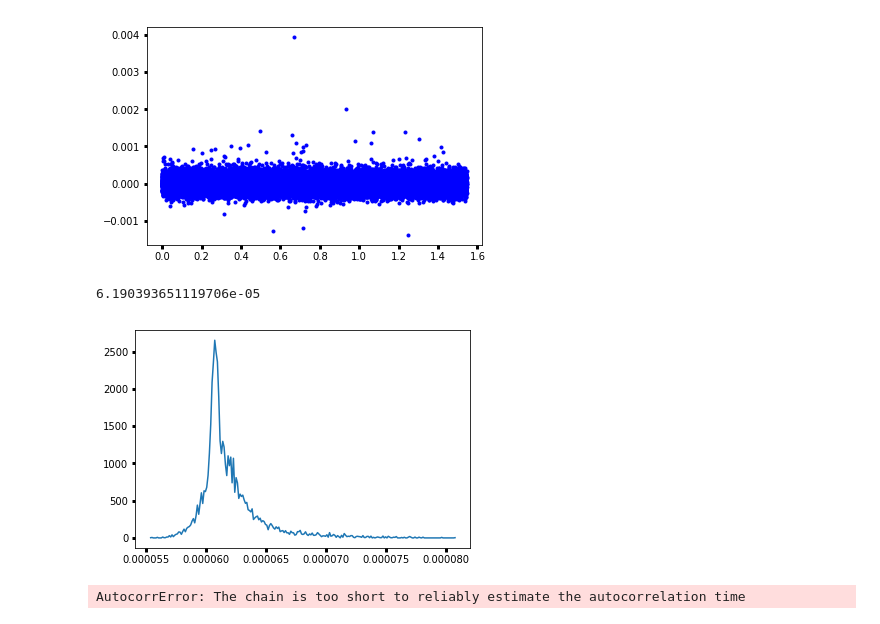
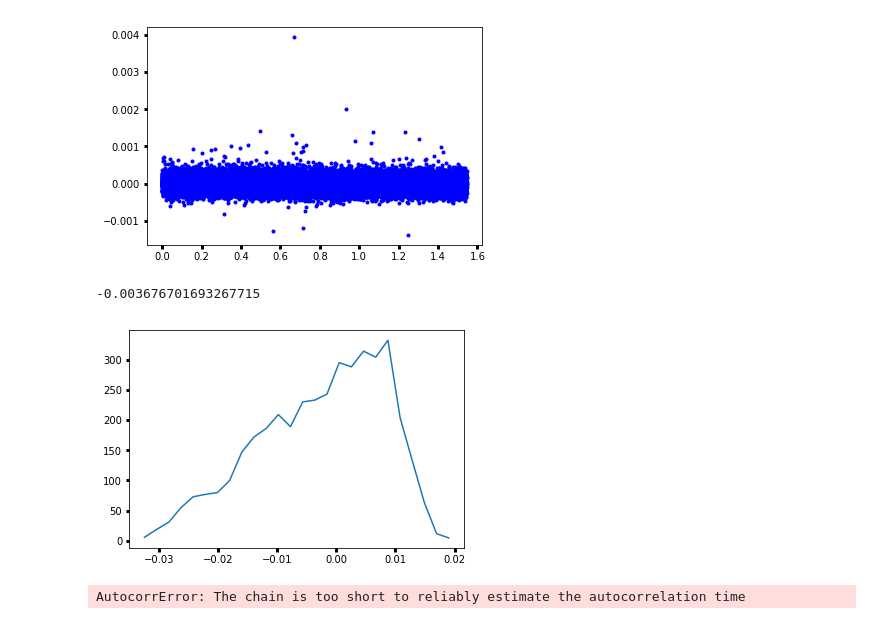
Before and after one commit to BoiseStatePlanetary/Searching-for-Variability-in-Eclipses-in-the-Kepler-Dataset, a Jupyter notebook: Analyzing_Kepler-76b_Using_Emcee.ipynb, the cells around one changed output. Saved outputs shown, nothing was run; the diff lists cells and outputs as text; code cells hidden in the pictures.

```diff
--- a/Analyzing_Kepler-76b_Using_Emcee.ipynb
+++ b/Analyzing_Kepler-76b_Using_Emcee.ipynb
@@ -186,14 +190,15 @@ plt.plot(folded_time, filtered_flux - fit_all_signals(folded_time, *best_fit_par
 [<matplotlib.lines.Line2D at 0x...>]
 [figure]
 # %%
-dist = sampler.chain[:,:,6].reshape((-1, ndim))
+avg_walker = np.mean(sampler.chain, axis=0)
+dist = avg_walker[1000:,7]
 hst, bin_edges = np.histogram(dist, bins='auto')
 
 plt.plot(bin_edges[1:], hst)
 print(np.mean(dist))
 # %% [output]
-6.190393651119706e-05
+-0.003676701693267715
-[figure, old version]
+[figure, new version]
 # %%
 # Average the chain over the walkers
 avg_walker = np.mean(sampler.chain, axis=0)
```
Also changed, not shown: parts of 2 cells of this notebook, 2 other files.
